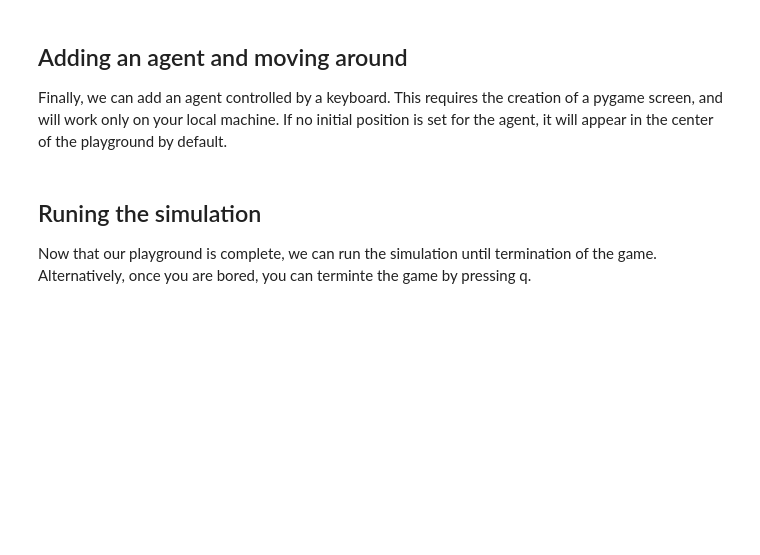
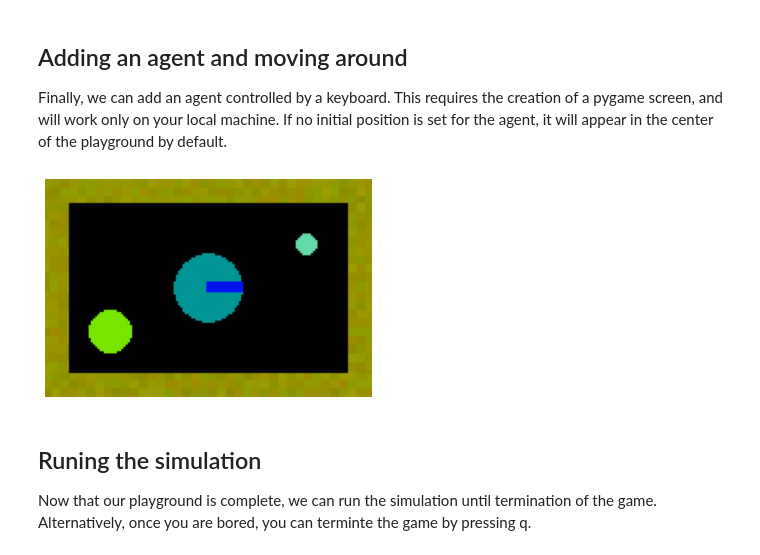
Before and after one commit to gaorkl/simple-playgrounds, a Jupyter notebook: tutorials/jupyter/01_Intro.ipynb, the cells around one changed output. Cells and saved outputs as stored; diff of their text form; code cells hidden in the pictures; blank space fills up the shorter version.

```diff
--- a/tutorials/jupyter/01_Intro.ipynb
+++ b/tutorials/jupyter/01_Intro.ipynb
@@ -59,11 +67,14 @@ If no initial position is set for the agent, it will appear in the center of the
 # %%
 from simple_playgrounds.agents.controllers import Keyboard
 from simple_playgrounds.agents.agents import BaseAgent
+from simple_playgrounds.agents.parts.platform import ForwardPlatform
 
-my_agent = BaseAgent(controller=Keyboard())
+my_agent = BaseAgent(controller=Keyboard(), platform=ForwardPlatform)
 my_playground.add_agent(my_agent)
 
-plt_image(engine.generate_topdown_image(mode='plt'))
+plt_image(engine.generate_playground_image(plt_mode=True))
+# %% [output]
+[figure, added]
 # %% [markdown]
 ## Runing the simulation
 
```
Also changed, not shown: parts of 4 cells of this notebook, 16 other files.
